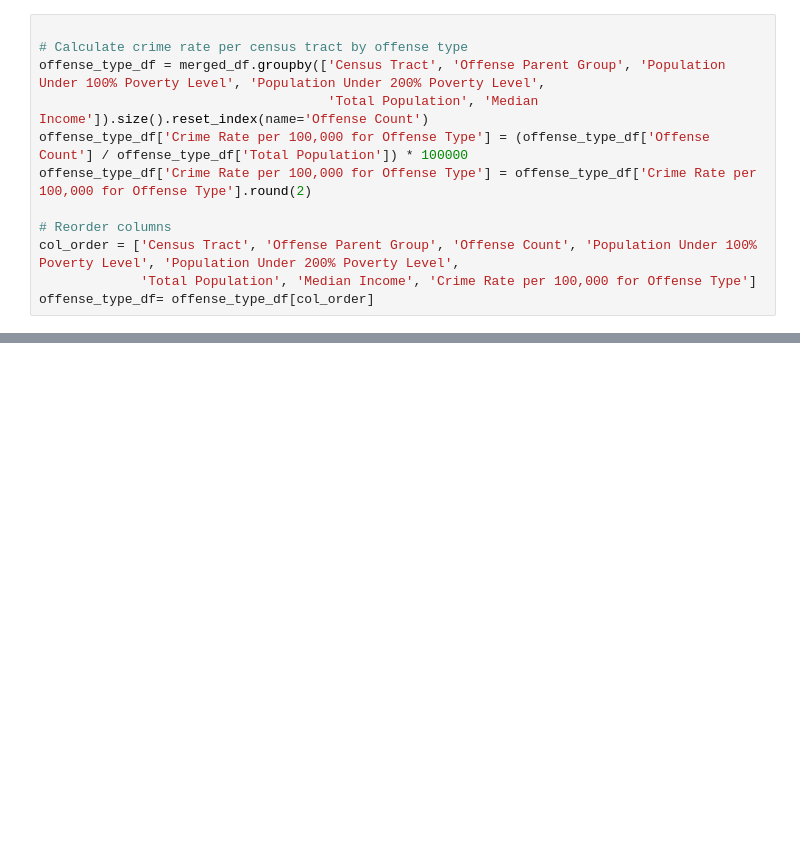
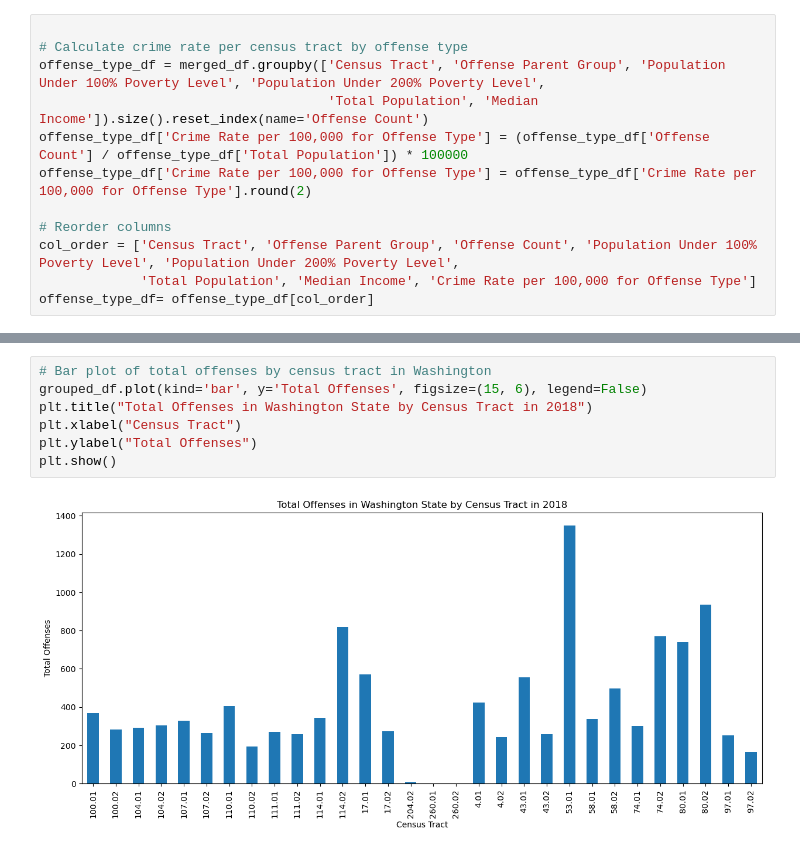
Before and after one commit to nawafeo/CSE163-Project, a Jupyter notebook: ses_crime.ipynb, the cells around one changed output, grey strips where cells are left out. Cells and saved outputs as stored; diff of their text form; blank space fills up the shorter version.

```diff
--- a/ses_crime.ipynb
+++ b/ses_crime.ipynb
@@ -150,0 +197,9 @@ offense_type_df= offense_type_df[col_order]
+# %%
+# Bar plot of total offenses by census tract in Washington
+grouped_df.plot(kind='bar', y='Total Offenses', figsize=(15, 6), legend=False)
+plt.title("Total Offenses in Washington State by Census Tract in 2018")
+plt.xlabel("Census Tract")
+plt.ylabel("Total Offenses")
+plt.show()
+# %% [output]
+[figure, added]
```
Also changed, not shown: parts of 6 cells of this notebook.
